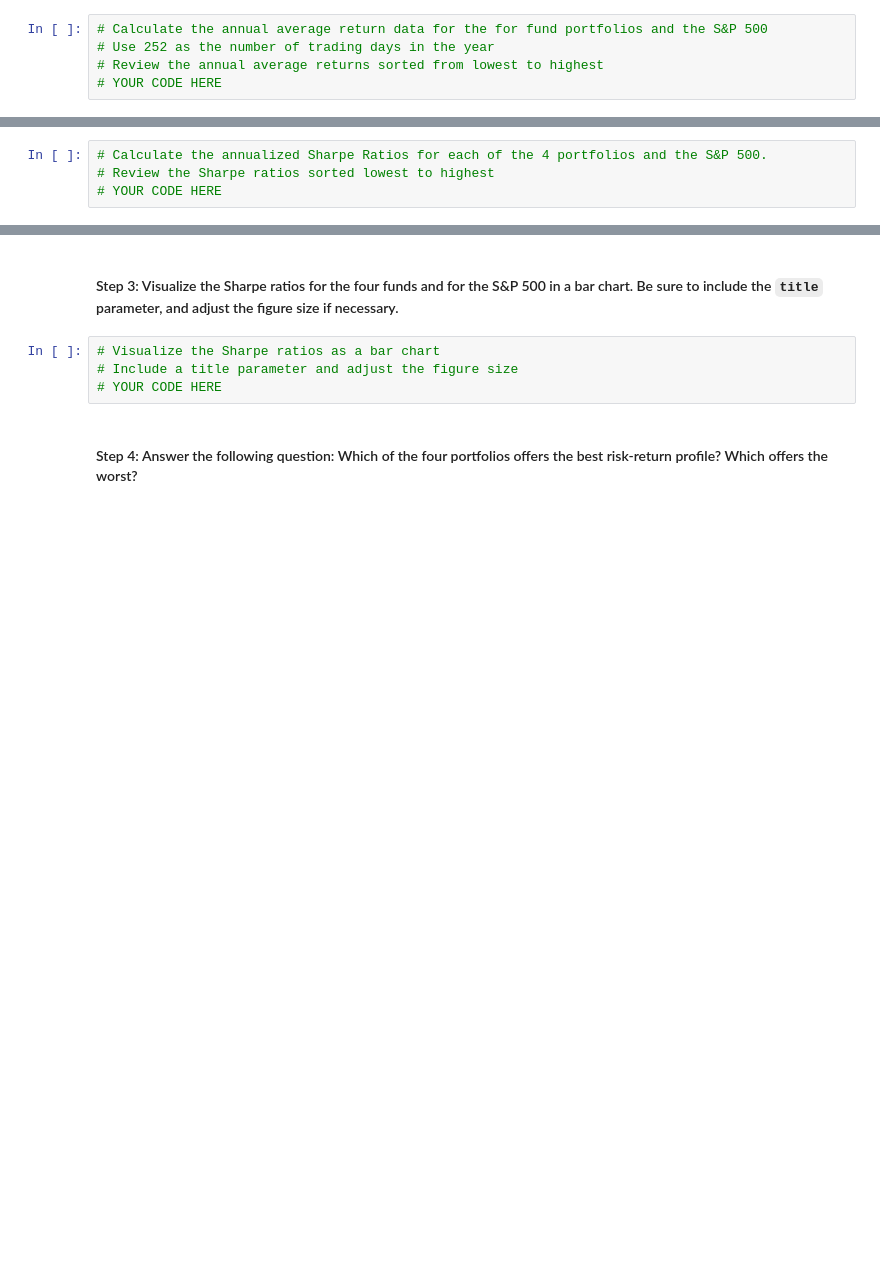
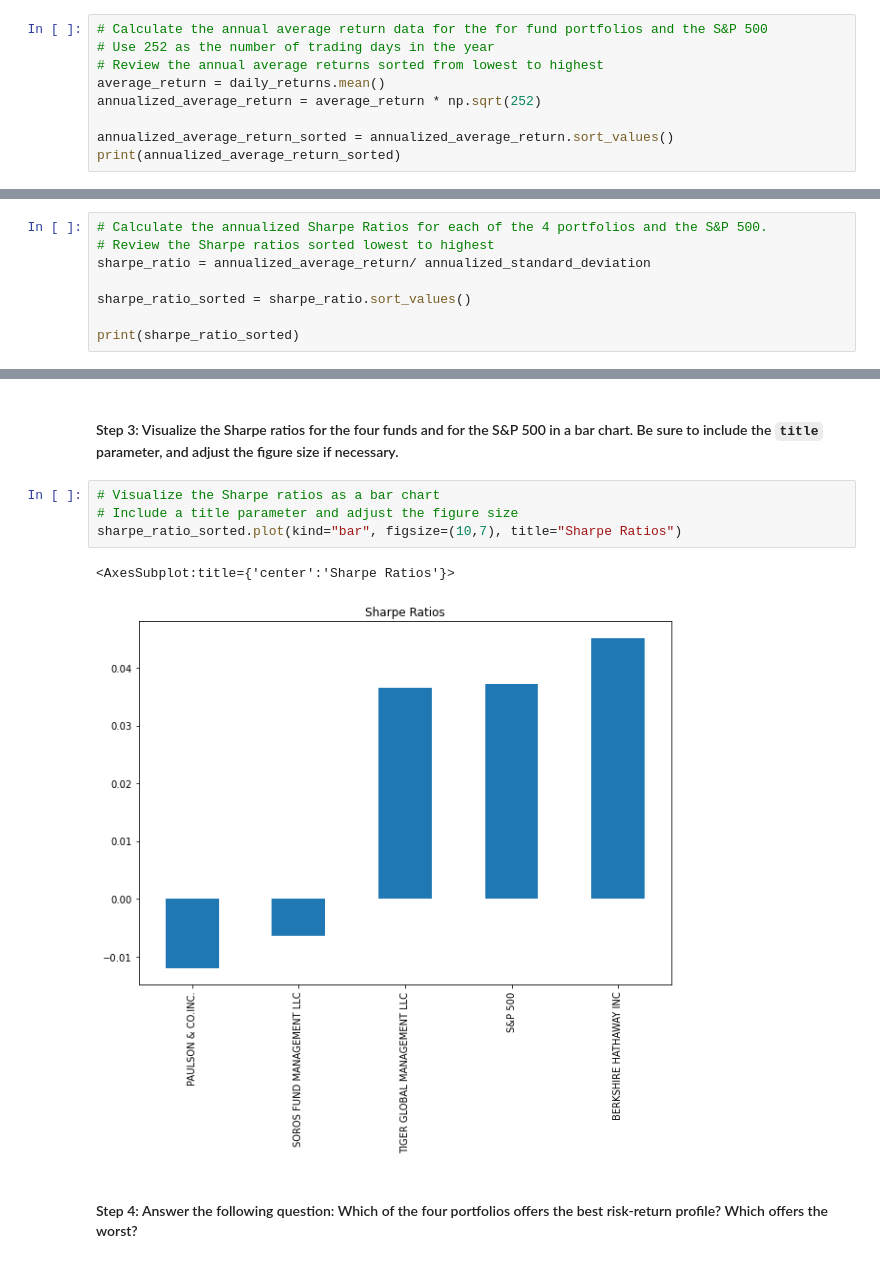
Before and after one commit to annwhowell/Mod4_Challenge, a Jupyter notebook: risk_return_analysis.ipynb, the cells around one changed output, grey strips where cells are left out. Saved outputs shown, nothing was run; the diff lists cells and outputs as text; blank space fills up the shorter version.

```diff
--- a/risk_return_analysis.ipynb
+++ b/risk_return_analysis.ipynb
@@ -281,4 +308,8 @@ To determine the overall risk of an asset or portfolio, quantitative analysts an
 # Calculate the annual average return data for the for fund portfolios and the S&P 500
 # Use 252 as the number of trading days in the year
 # Review the annual average returns sorted from lowest to highest
-# YOUR CODE HERE
+average_return = daily_returns.mean()
+annualized_average_return = average_return * np.sqrt(252)
+
+annualized_average_return_sorted = annualized_average_return.sort_values()
+print(annualized_average_return_sorted)
@@ -287,4 +325,8 @@ To determine the overall risk of an asset or portfolio, quantitative analysts an
 # %%
 # Calculate the annualized Sharpe Ratios for each of the 4 portfolios and the S&P 500.
 # Review the Sharpe ratios sorted lowest to highest
-# YOUR CODE HERE
+sharpe_ratio = annualized_average_return/ annualized_standard_deviation
+
+sharpe_ratio_sorted = sharpe_ratio.sort_values()
+
+print(sharpe_ratio_sorted)
@@ -293,7 +342,10 @@ To determine the overall risk of an asset or portfolio, quantitative analysts an
 # %%
 # Visualize the Sharpe ratios as a bar chart
 # Include a title parameter and adjust the figure size
-# YOUR CODE HERE
+sharpe_ratio_sorted.plot(kind="bar", figsize=(10,7), title="Sharpe Ratios")
+# %% [output]
+<AxesSubplot:title={'center':'Sharpe Ratios'}>
+[figure, added]
 # %% [markdown]
 #### Step 4: Answer the following question: Which of the four portfolios offers the best risk-return profile? Which offers the worst?
 # %% [markdown]
```
Also changed, not shown: parts of 13 cells of this notebook.
